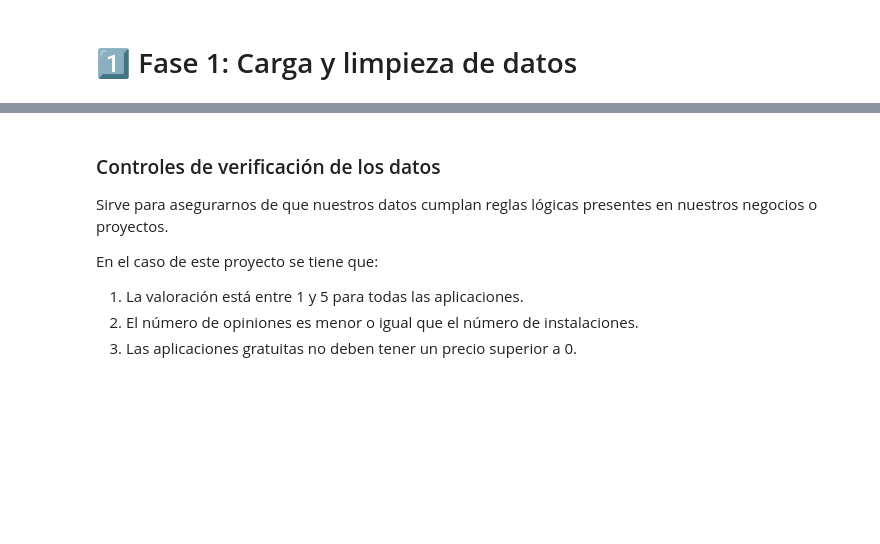
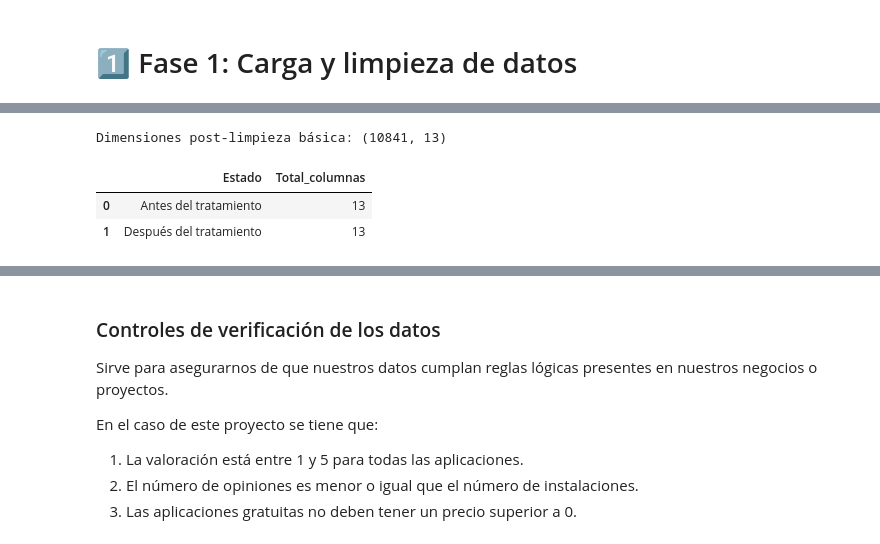
Before and after one commit to ChrisJavier/UIDE_3-WorkGroupProyectsVisu, a Jupyter notebook: Week1/src/VADDC_CP_W1_E4.ipynb, the cells around one changed output, grey strips where cells are left out. Saved outputs shown, nothing was run; the diff lists cells and outputs as text; code cells hidden in the pictures; blank space fills up the shorter version.

Commit message:
CCA Cambios de limpieza

```diff
--- a/Week1/src/VADDC_CP_W1_E4.ipynb
+++ b/Week1/src/VADDC_CP_W1_E4.ipynb
@@ -195,0 +206,51 @@ data['Last Updated'] = pd.to_datetime(data['Last Updated'])
+# %%
+# Obtiene el número total de columnas del DataFrame original
+total_columnas_antes = data.shape[1]
+total_columnas_antes  # Muestra el total de columnas antes del tratamiento
+
+# Calcula el porcentaje de valores nulos por cada columna
+nulos = (
+    data.isna()          # Identifica valores nulos (NaN)
+      .mean()          # Calcula la proporción de nulos por columna
+      .mul(100)        # Convierte la proporción a porcentaje
+      .round(2)        # Redondea a 2 decimales
+      .reset_index()   # Convierte el índice en una columna
+)
+
+# Renombra las columnas del DataFrame resultante
+nulos.columns = ['Columna', 'Porcentaje_nulos']
+
+# Selecciona las columnas que tienen más del 30% de valores nulos
+columnas_mayor_30 = (
+    nulos[nulos['Porcentaje_nulos'] > 30]['Columna']
+    .tolist()          # Convierte los nombres de columnas a una lista
+)
+
+# Elimina del DataFrame las columnas con más del 30% de nulos
+df_reducido = data.drop(columns=columnas_mayor_30)
+
+# "Las columnas que tienen un valor único... probablemente sean inútiles"
+for col in df_reducido.columns:
+    if df_reducido[col].nunique() == 1:
+        print(f"Eliminando columna de varianza cero: {col}")
+        df_reducido = df_reducido.drop(columns=[col])
+
+print(f"Dimensiones post-limpieza básica: {df_reducido.shape}")
+
+# Obtiene el total de columnas después de eliminar las columnas con muchos nulos
+total_columnas_despues = df_reducido.shape[1]
+total_columnas_despues  # Muestra el total de columnas después del tratamiento
+
+# Crea un DataFrame resumen con el antes y después del tratamiento de columnas
+resumen_columnas = pd.DataFrame({
+    'Estado': ['Antes del tratamiento', 'Después del tratamiento'],
+    'Total_columnas': [total_columnas_antes, total_columnas_despues]
+})
+
+# Muestra el resumen final
+resumen_columnas
+# %% [output]
+Dimensiones post-limpieza básica: (10841, 13)
+|  | Estado | Total_columnas |
+| 0 | Antes del tratamiento | 13 |
+| 1 | Después del tratamiento | 13 |
```
Also changed, not shown: parts of 28 cells of this notebook.
